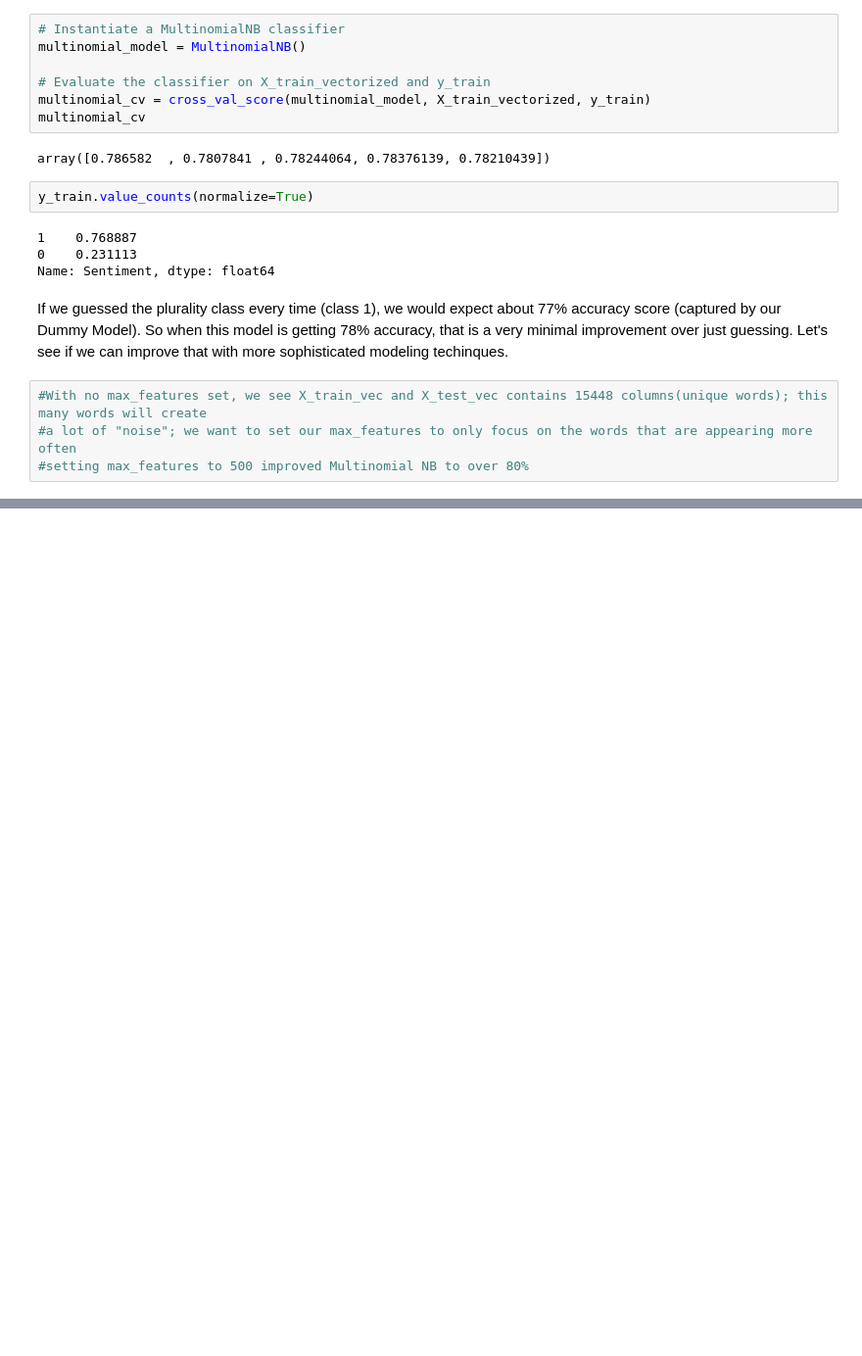
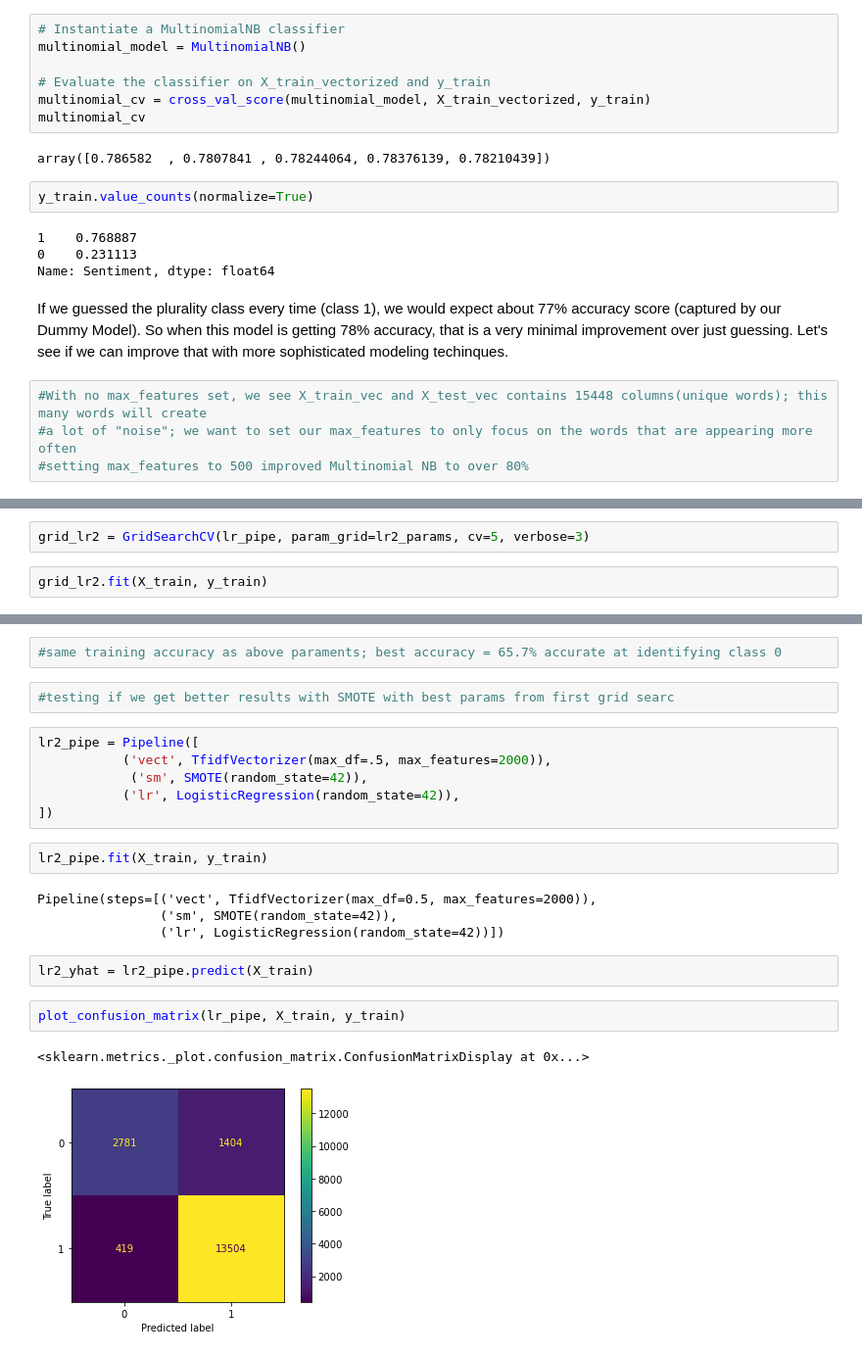
Before and after one commit to jlc0512/Utilizing-E-Commerce-Reviews-to-Predict-Comment-Sentiments, a Jupyter notebook: data_modeling.ipynb, the cells around one changed output, grey strips where cells are left out. Shown at 98% size. Cells and saved outputs as stored; diff of their text form; blank space fills up the shorter version.

```diff
--- a/data_modeling.ipynb
+++ b/data_modeling.ipynb
@@ -355,0 +475,4 @@ pd.DataFrame(benchmark).set_index('Algorithm')
+# %%
+grid_lr2 = GridSearchCV(lr_pipe, param_grid=lr2_params, cv=5, verbose=3)
+# %%
+grid_lr2.fit(X_train, y_train)
@@ -355,0 +546,23 @@ pd.DataFrame(benchmark).set_index('Algorithm')
+# %%
+#same training accuracy as above paraments; best accuracy = 65.7% accurate at identifying class 0
+# %%
+#testing if we get better results with SMOTE with best params from first grid searc
+# %%
+lr2_pipe = Pipeline([
+           ('vect', TfidfVectorizer(max_df=.5, max_features=2000)),
+            ('sm', SMOTE(random_state=42)),
+           ('lr', LogisticRegression(random_state=42)),
+])
+# %%
+lr2_pipe.fit(X_train, y_train)
+# %% [output]
+Pipeline(steps=[('vect', TfidfVectorizer(max_df=0.5, max_features=2000)),
+                ('sm', SMOTE(random_state=42)),
+                ('lr', LogisticRegression(random_state=42))])
+# %%
+lr2_yhat = lr2_pipe.predict(X_train)
+# %%
+plot_confusion_matrix(lr_pipe, X_train, y_train)
+# %% [output]
+<sklearn.metrics._plot.confusion_matrix.ConfusionMatrixDisplay at 0x...>
+[figure, added]
```
Also changed, not shown: parts of 27 cells of this notebook.
